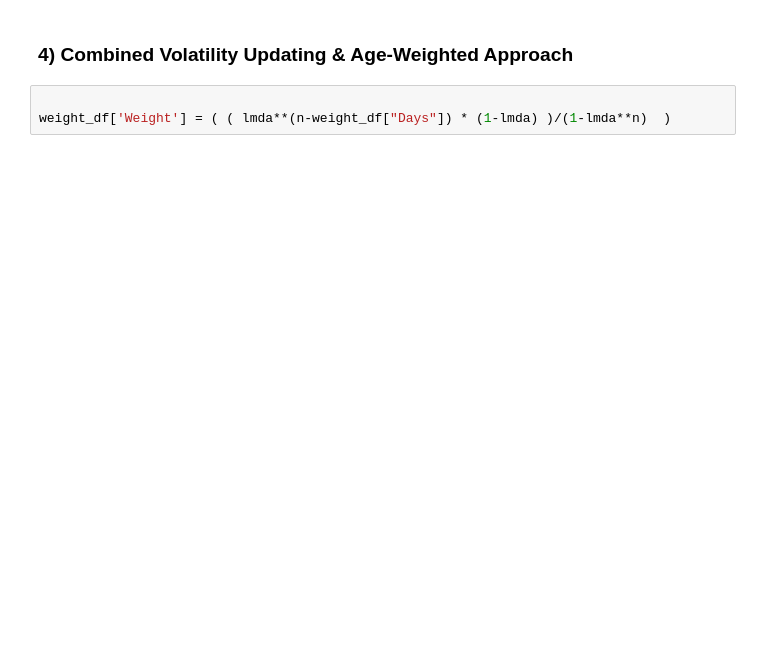
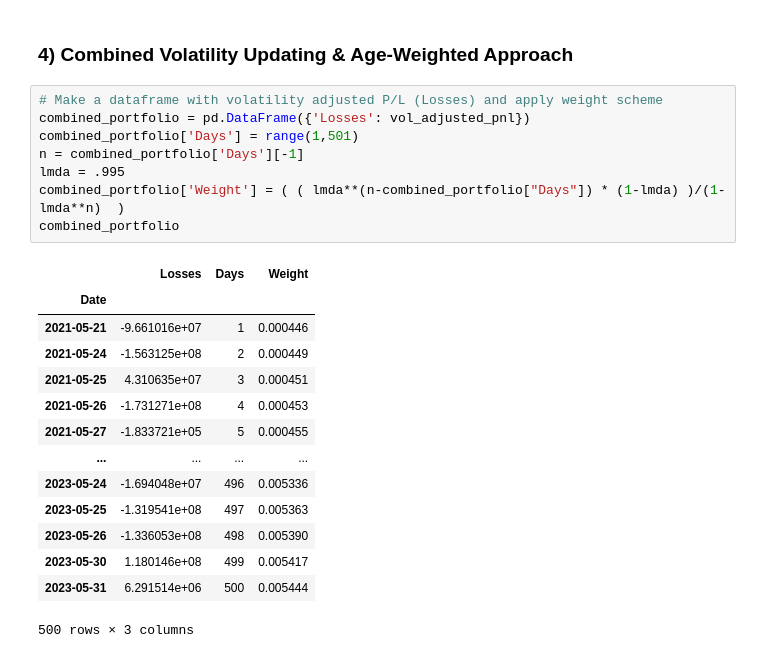
Before and after one commit to Readerlution/VaR-Empirical, a Jupyter notebook: stocks.ipynb, the cells around one changed output. Cells and saved outputs as stored; diff of their text form; blank space fills up the shorter version.

```diff
--- a/stocks.ipynb
+++ b/stocks.ipynb
@@ -393,5 +393,25 @@ print(f"1-day VaR (99% confidence level) Vol-Adjusted: {VaR_99_vol:,} won")
 # %% [markdown]
 ### 4) Combined Volatility Updating & Age-Weighted Approach
-# %%
-
-weight_df['Weight'] = ( ( lmda**(n-weight_df["Days"]) * (1-lmda) )/(1-lmda**n)  )
+# %%
+# Make a dataframe with volatility adjusted P/L (Losses) and apply weight scheme
+combined_portfolio = pd.DataFrame({'Losses': vol_adjusted_pnl})
+combined_portfolio['Days'] = range(1,501)
+n = combined_portfolio['Days'][-1]
+lmda = .995
+combined_portfolio['Weight'] = ( ( lmda**(n-combined_portfolio["Days"]) * (1-lmda) )/(1-lmda**n)  )
+combined_portfolio
+# %% [output]
+|  | Losses | Days | Weight |
+| Date |  |  |  |
+| 2021-05-21 | -9.661016e+07 | 1 | 0.000446 |
+| 2021-05-24 | -1.563125e+08 | 2 | 0.000449 |
+| 2021-05-25 | 4.310635e+07 | 3 | 0.000451 |
+| 2021-05-26 | -1.731271e+08 | 4 | 0.000453 |
+| 2021-05-27 | -1.833721e+05 | 5 | 0.000455 |
+| ... | ... | ... | ... |
+| 2023-05-24 | -1.694048e+07 | 496 | 0.005336 |
+| 2023-05-25 | -1.319541e+08 | 497 | 0.005363 |
+| 2023-05-26 | -1.336053e+08 | 498 | 0.005390 |
+| 2023-05-30 | 1.180146e+08 | 499 | 0.005417 |
+| 2023-05-31 | 6.291514e+06 | 500 | 0.005444 |
+500 rows × 3 columns
```
Also changed, not shown: parts of 28 cells of this notebook.
